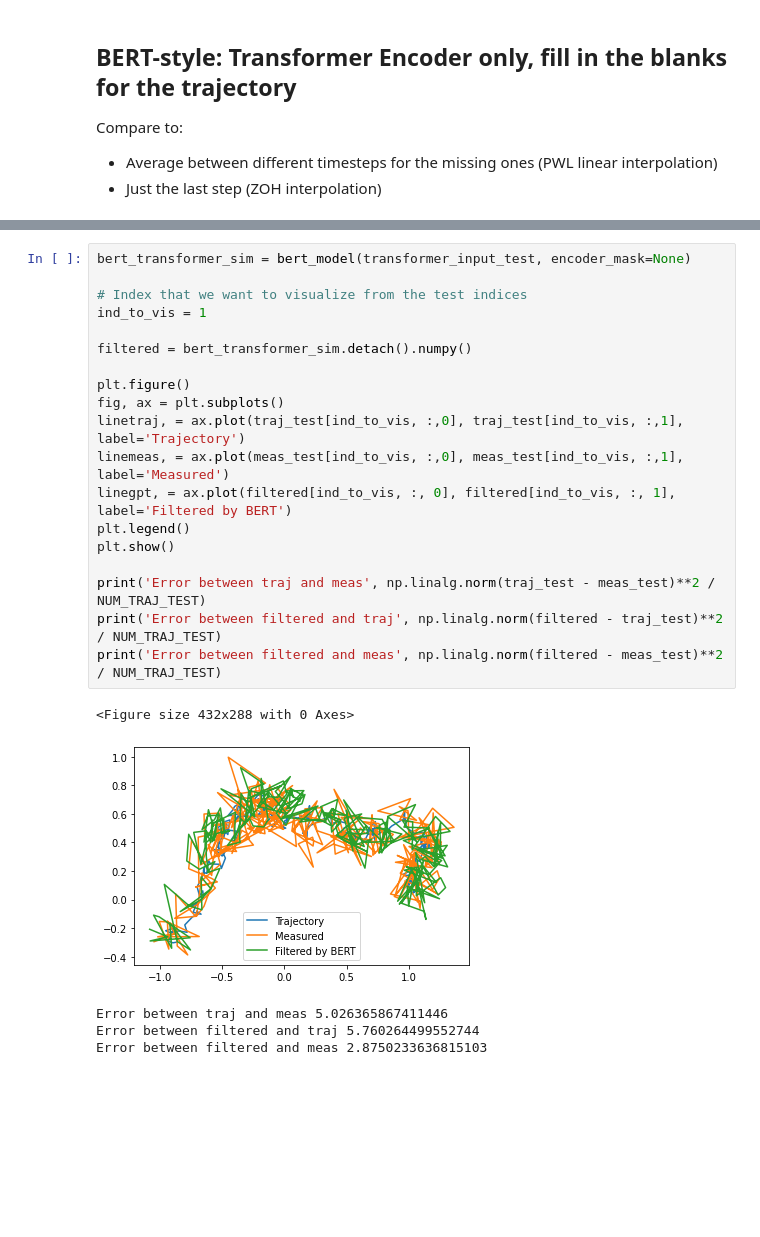
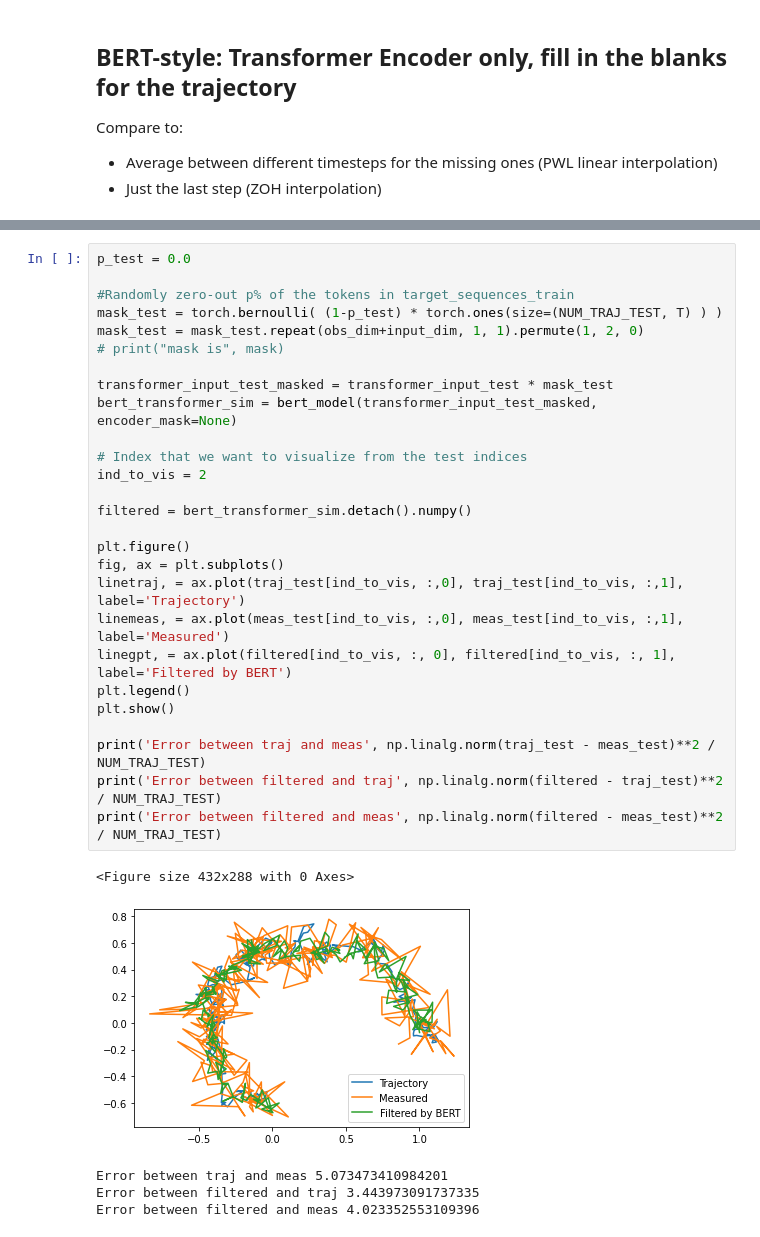
Before and after one commit to ssanghavi404/transformers-dynamical-systems, a Jupyter notebook: Experiments.ipynb, the cells around one changed output, grey strips where cells are left out. Cells and saved outputs as stored; diff of their text form; blank space fills up the shorter version.

```diff
--- a/Experiments.ipynb
+++ b/Experiments.ipynb
@@ -260,25 +257,33 @@ plt.show()
 # %%
-bert_transformer_sim = bert_model(transformer_input_test, encoder_mask=None)
+p_test = 0.0
+
+#Randomly zero-out p% of the tokens in target_sequences_train
+mask_test = torch.bernoulli( (1-p_test) * torch.ones(size=(NUM_TRAJ_TEST, T) ) )
+mask_test = mask_test.repeat(obs_dim+input_dim, 1, 1).permute(1, 2, 0)
+# print("mask is", mask)
+
+transformer_input_test_masked = transformer_input_test * mask_test
+bert_transformer_sim = bert_model(transformer_input_test_masked, encoder_mask=None)
 
 # Index that we want to visualize from the test indices
-ind_to_vis = 1
+ind_to_vis = 2
 
 filtered = bert_transformer_sim.detach().numpy()
 
 plt.figure()
 fig, ax = plt.subplots()
 linetraj, = ax.plot(traj_test[ind_to_vis, :,0], traj_test[ind_to_vis, :,1], label='Trajectory')
 linemeas, = ax.plot(meas_test[ind_to_vis, :,0], meas_test[ind_to_vis, :,1], label='Measured')
 linegpt, = ax.plot(filtered[ind_to_vis, :, 0], filtered[ind_to_vis, :, 1], label='Filtered by BERT')
 plt.legend()
 plt.show()
 
 print('Error between traj and meas', np.linalg.norm(traj_test - meas_test)**2 / NUM_TRAJ_TEST)
 print('Error between filtered and traj', np.linalg.norm(filtered - traj_test)**2 / NUM_TRAJ_TEST)
 print('Error between filtered and meas', np.linalg.norm(filtered - meas_test)**2 / NUM_TRAJ_TEST)
 # %% [output]
 <Figure size 432x288 with 0 Axes>
-[figure, old version]
+[figure, new version]
-Error between traj and meas 5.026365867411446
-Error between filtered and traj 5.760264499552744
-Error between filtered and meas 2.8750233636815103
+Error between traj and meas 5.073473410984201
+Error between filtered and traj 3.443973091737335
+Error between filtered and meas 4.023352553109396
```
Also changed, not shown: parts of 9 cells of this notebook, 5 other files.
